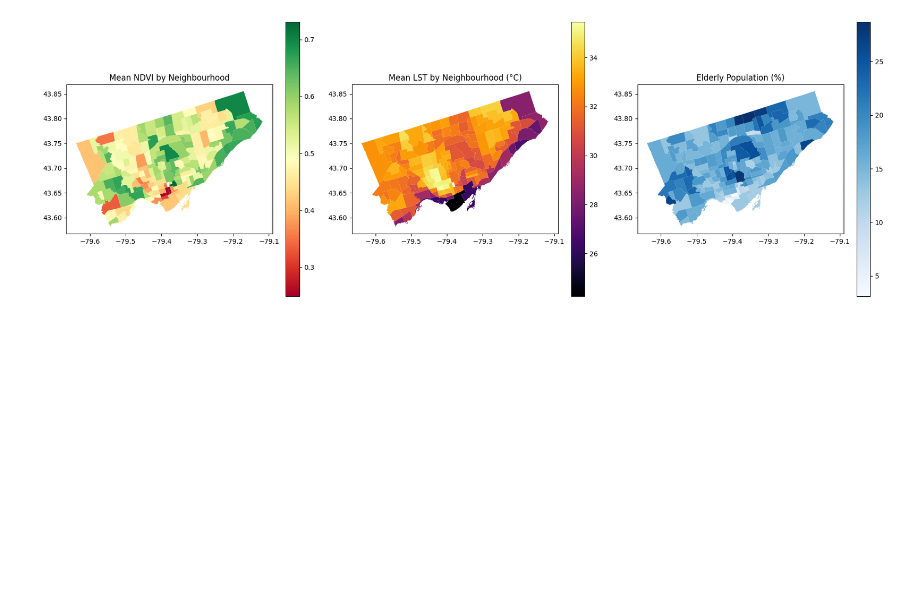
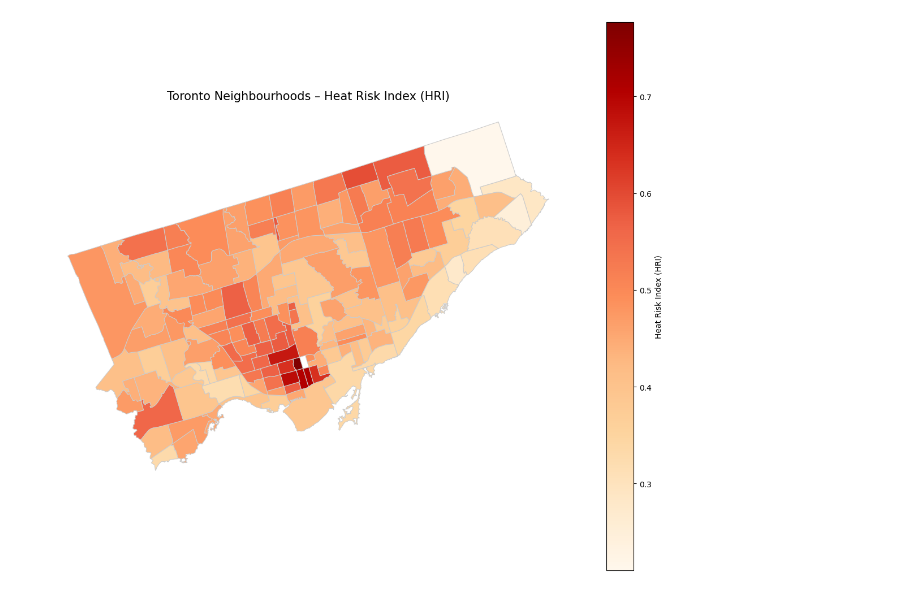
Before and after one commit to Vedansh-B/toronto-heat-risk-dashboard, a Jupyter notebook: notebooks/heat_risk_index.ipynb, the cells around one changed output. Drawn from its saved outputs; the diff is of its cells as text; code cells hidden in the pictures; blank space fills up the shorter version.

Commit message:
introduced a complete heat risk index using all relevant factors

```diff
--- a/notebooks/heat_risk_index.ipynb
+++ b/notebooks/heat_risk_index.ipynb
@@ -26,14 +44,21 @@ merged = neigh_stats.merge(
 # %%
+import geopandas as gpd
 import matplotlib.pyplot as plt
 
-fig, axes = plt.subplots(1, 3, figsize=(18, 6))
-merged.plot(column="ndvi_mean_1km", cmap="RdYlGn", ax=axes[0], legend=True)
-axes[0].set_title("Mean NDVI by Neighbourhood")
-merged.plot(column="lst_mean_c", cmap="inferno", ax=axes[1], legend=True)
-axes[1].set_title("Mean LST by Neighbourhood (°C)")
-merged.plot(column="elderly_pct", cmap="Blues", ax=axes[2], legend=True)
-axes[2].set_title("Elderly Population (%)")
+fig, ax = plt.subplots(1, 1, figsize=(12, 10))
+
+df.plot(column='HRI',
+        cmap='OrRd',
+        linewidth=0.8,
+        edgecolor='0.8',
+        legend=True,
+        legend_kwds={'label': "Heat Risk Index (HRI)", 'orientation': "vertical"},
+        ax=ax)
+
+ax.set_title("Toronto Neighbourhoods – Heat Risk Index (HRI)", fontsize=15)
+ax.set_axis_off()
+
 plt.tight_layout()
 plt.show()
 # %% [output]
-[figure, old version]
+[figure, new version]
```
Also changed, not shown: parts of 1 cell of this notebook, 11 other files.
